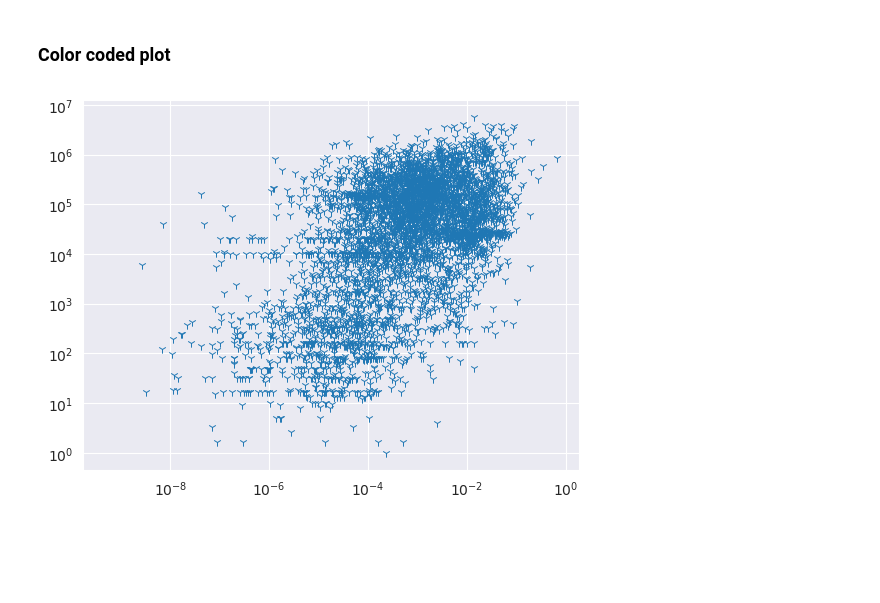
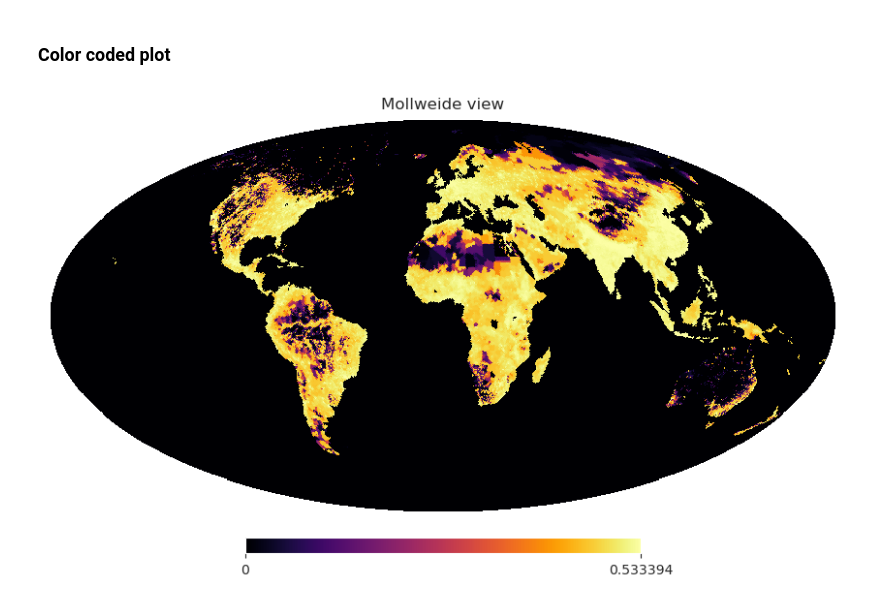
Before and after one commit to Bharatcs/rfi, a Jupyter notebook: Project/Stat_model_STARFIRE.ipynb, the cells around one changed output. Drawn from its saved outputs; the diff is of its cells as text; code cells hidden in the pictures; blank space fills up the shorter version.

```diff
--- a/Project/Stat_model_STARFIRE.ipynb
+++ b/Project/Stat_model_STARFIRE.ipynb
@@ -152,11 +155,7 @@ for pix, _ in enumerate(x_):
             break
     else:
         color.append('w')
-# %%
-
-plt.scatter(x,Tx_pow_128,marker='1',linewidths=0.7)
-plt.xscale('log')
-plt.yscale('log')
-plt.show()
-# %% [output]
-[figure, removed]
+# %%
+hp.mollview(healpix_map/np.max(healpix_map)*HDI_map,flip='geo',norm='hist',cmap='inferno')
+# %% [output]
+[figure, added]
```
Also changed, not shown: parts of 5 cells of this notebook, 2 other files.
